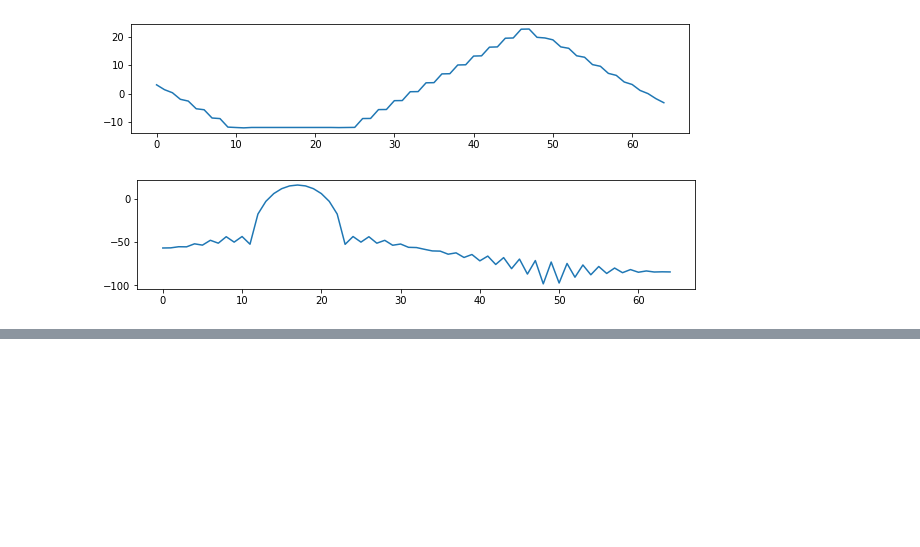
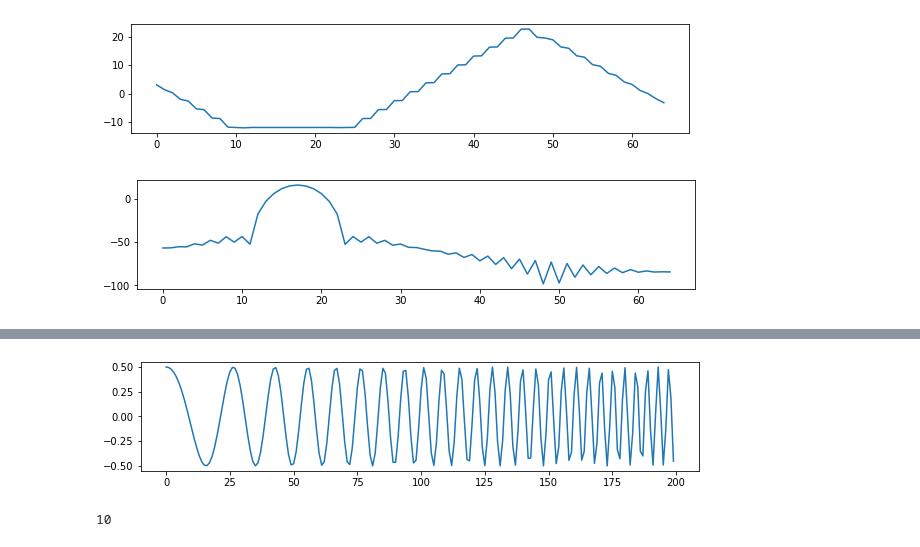
Before and after one commit to jhartquist/rtma, a Jupyter notebook: nbs/01_fft.ipynb, the cells around one changed output, grey strips where cells are left out. Cells and saved outputs as stored; diff of their text form; code cells hidden in the pictures; blank space fills up the shorter version.

```diff
--- a/nbs/01_fft.ipynb
+++ b/nbs/01_fft.ipynb
@@ -167,0 +202,4 @@ plot(mx_db)
+# %%
+plot(x)
+# %% [output]
+[figure, added]
@@ -167,0 +222,4 @@ plot(mx_db)
+# %%
+len(frames)
+# %% [output]
+10
```
Also changed, not shown: parts of 8 cells of this notebook.
